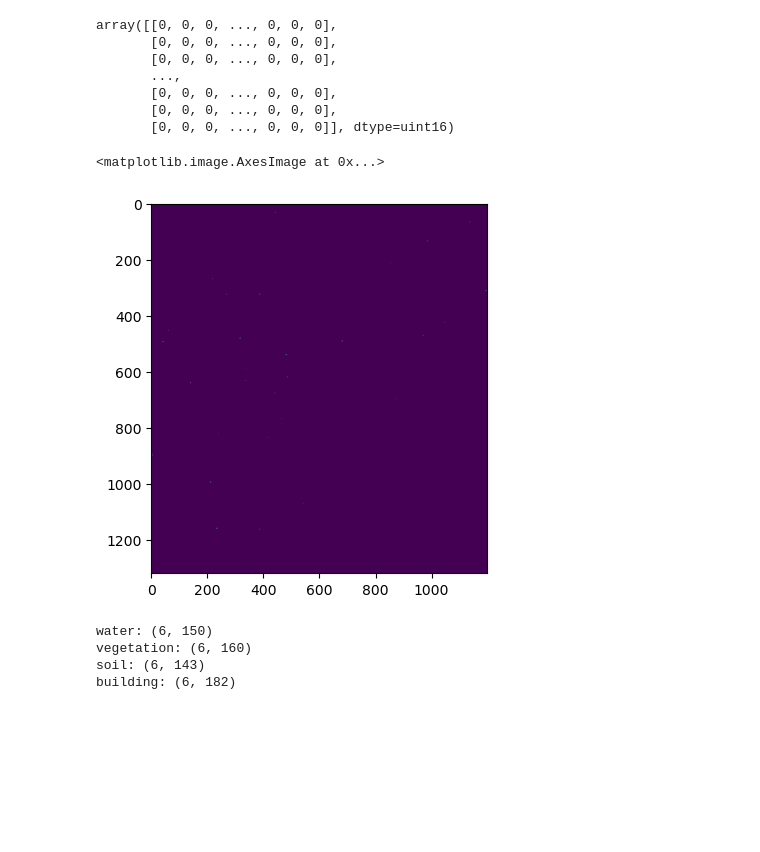
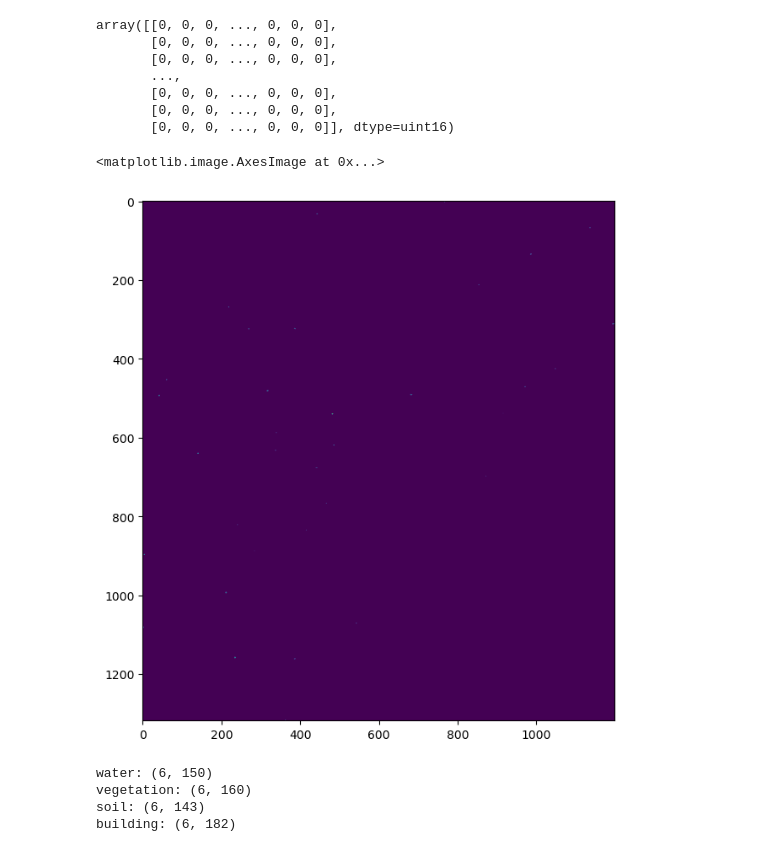
Before and after one commit to xinluo2018/open-source-gis-course, a Jupyter notebook: 第7章-机器学习与遥感影像分类/1_sample_generate.ipynb, the cells around one changed output. Saved outputs shown, nothing was run; the diff lists cells and outputs as text; code cells hidden in the pictures; blank space fills up the shorter version.

```diff
--- a/第7章-机器学习与遥感影像分类/1_sample_generate.ipynb
+++ b/第7章-机器学习与遥感影像分类/1_sample_generate.ipynb
@@ -90,11 +93,12 @@ array([[0, 0, 0, ..., 0, 0, 0],
        [0, 0, 0, ..., 0, 0, 0],
        [0, 0, 0, ..., 0, 0, 0],
        [0, 0, 0, ..., 0, 0, 0]], dtype=uint16)
-# %%
-plt.imshow(masked_img_wat[0])
-# %% [output]
-<matplotlib.image.AxesImage at 0x...>
-[figure, removed]
+# %%
+fig = plt.figure(figsize=(8,8))
+plt.imshow(masked_img_wat[0])
+# %% [output]
+<matplotlib.image.AxesImage at 0x...>
+[figure, added]
 # %%
 ids_wat = np.where(masked_img_wat[0]>0)
 ids_veg = np.where(masked_img_veg[0]>0)
```
Also changed, not shown: parts of 1 cell of this notebook, 20 other files.
